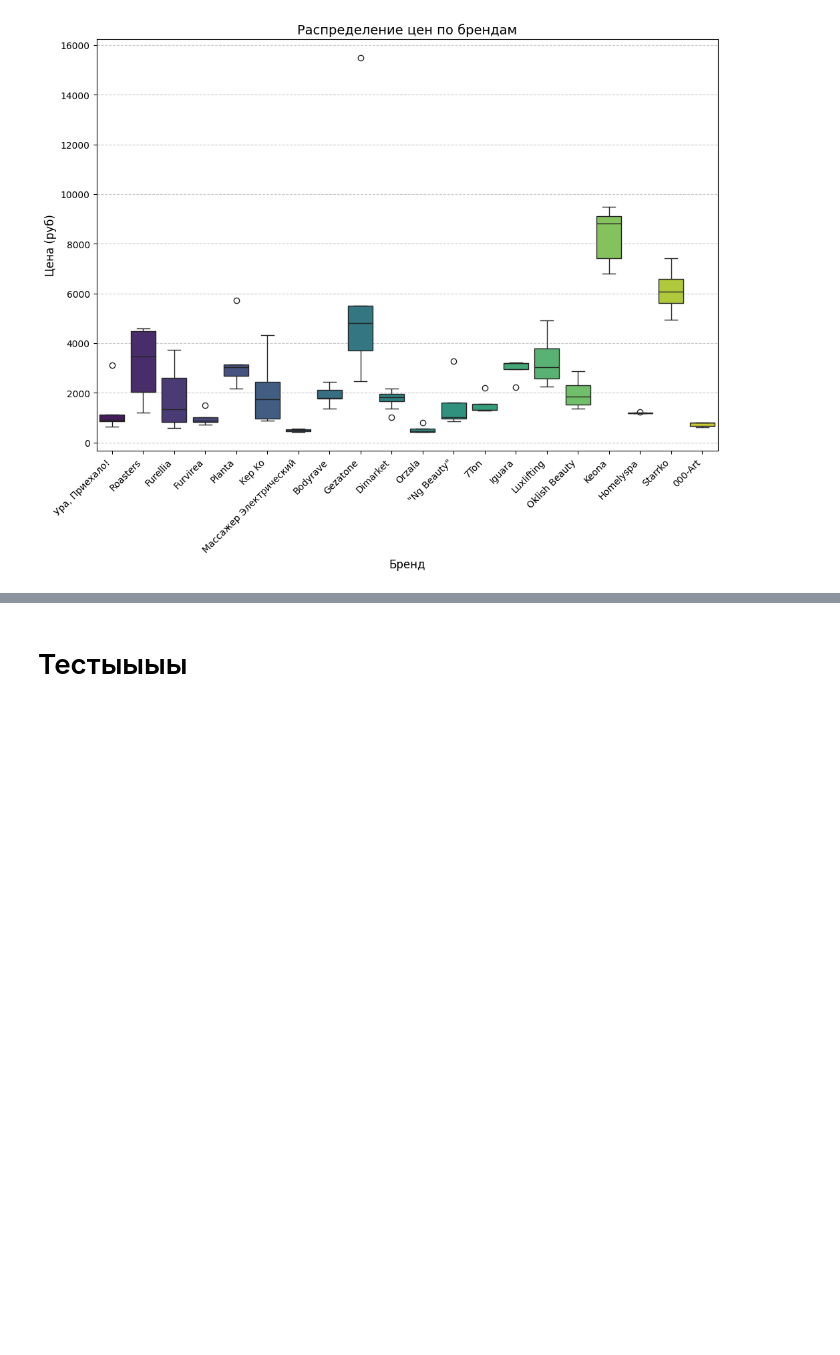
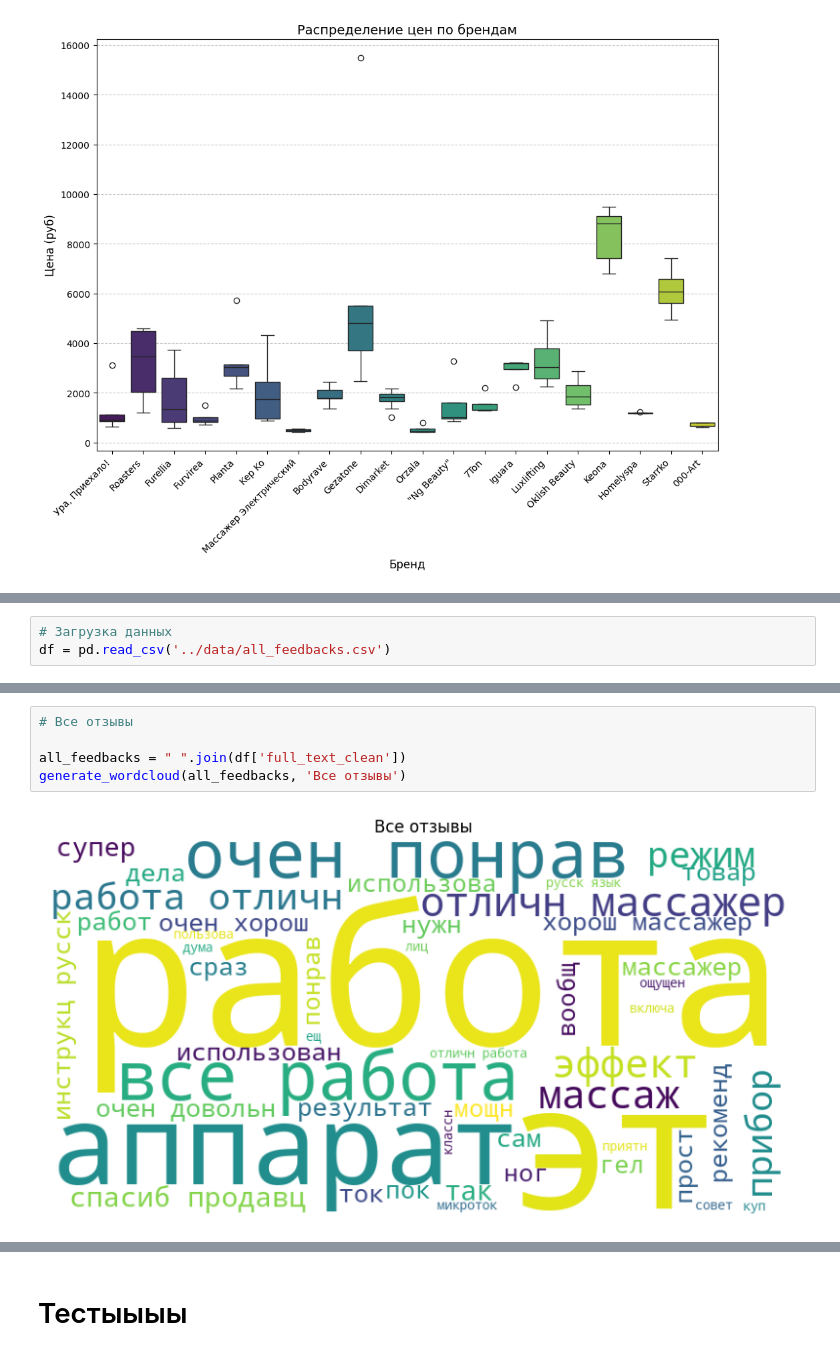
Before and after one commit to nekitmilk/ElectroPunk, a Jupyter notebook: src/notebooks/analisys.ipynb, the cells around one changed output, grey strips where cells are left out. Cells and saved outputs as stored; diff of their text form; blank space fills up the shorter version.

```diff
--- a/src/notebooks/analisys.ipynb
+++ b/src/notebooks/analisys.ipynb
@@ -823,0 +761,3 @@ Passing `palette` without assigning `hue` is deprecated and will be removed in v
+# %%
+# Загрузка данных
+df = pd.read_csv('../data/all_feedbacks.csv')
@@ -823,0 +842,7 @@ Passing `palette` without assigning `hue` is deprecated and will be removed in v
+# %%
+# Все отзывы
+
+all_feedbacks = " ".join(df['full_text_clean'])
+generate_wordcloud(all_feedbacks, 'Все отзывы')
+# %% [output]
+[figure, added]
```
Also changed, not shown: parts of 17 cells of this notebook.
